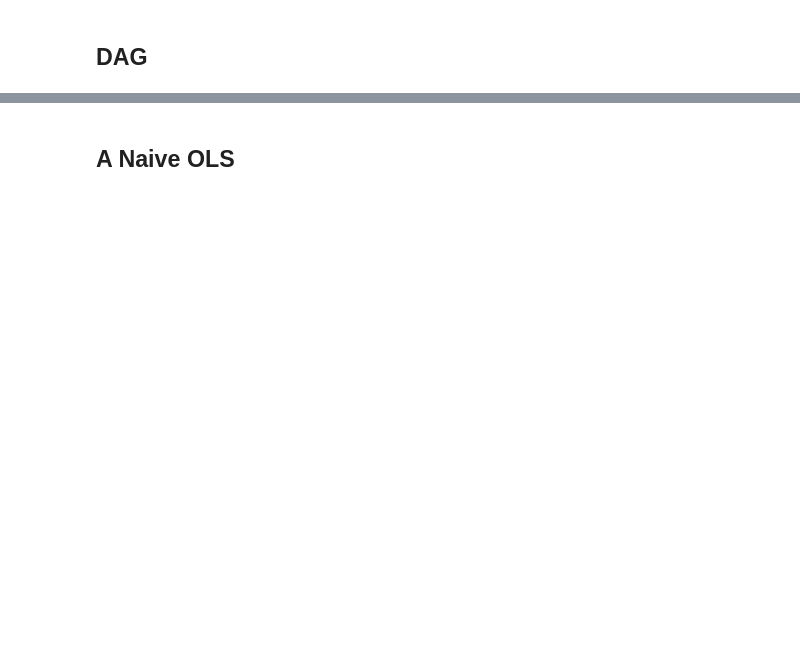
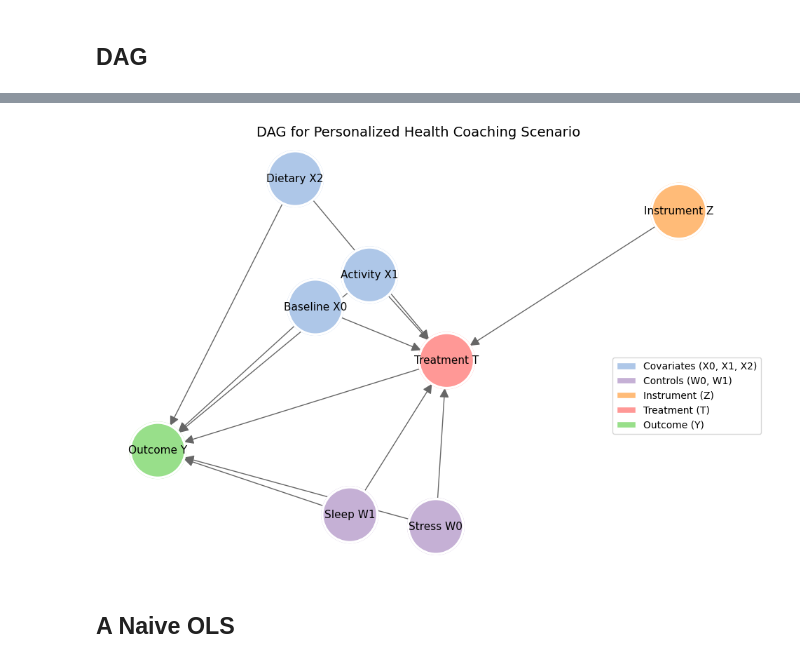
Before and after one commit to dataman-git/causal_inference, a Jupyter notebook: Ch11_DMLIV.ipynb, the cells around one changed output, grey strips where cells are left out. Cells and saved outputs as stored; diff of their text form; code cells hidden in the pictures; blank space fills up the shorter version.

```diff
--- a/Ch11_DMLIV.ipynb
+++ b/Ch11_DMLIV.ipynb
@@ -91,3 +97,71 @@ Text(0.5, 1.0, 'DAG for Data-Generating Process')
+# %%
+
+import networkx as nx
+import matplotlib.pyplot as plt
+from matplotlib.patches import Patch
+
+# Create directed graph
+G = nx.DiGraph()
+
+# Nodes
+nodes = ["Instrument Z", "Treatment T", "Outcome Y","Baseline X0", "Activity X1", "Dietary X2", "Stress W0", "Sleep W1",
+         ]
+G.add_nodes_from(nodes)
+
+# Edges
+edges = [
+    ("Instrument Z", "Treatment T"),
+    ("Baseline X0", "Treatment T"),
+    ("Activity X1", "Treatment T"),
+    ("Dietary X2", "Treatment T"),
+    ("Stress W0", "Treatment T"),
+    ("Sleep W1", "Treatment T"),
+    ("Baseline X0", "Outcome Y"),
+    ("Treatment T", "Outcome Y"),
+    ("Activity X1", "Outcome Y"),
+    ("Dietary X2", "Outcome Y"),
+    ("Stress W0", "Outcome Y"),
+    ("Sleep W1", "Outcome Y")
+]
+G.add_edges_from(edges)
+
+# Colors by category
+node_colors_map = {
+    "Baseline X0": "#aec7e8", "Activity X1": "#aec7e8", "Dietary X2": "#aec7e8",  # Covariates
+    "Stress W0": "#c5b0d5", "Sleep W1": "#c5b0d5",                                # Controls
+    "Instrument Z": "#ffbb78",                                                    # Instrument
+    "Treatment T": "#ff9896",                                                    # Treatment
+    "Outcome Y": "#98df8a",                                                      # Outcome
+}
+color_list = [node_colors_map[n] for n in G.nodes()]
+
+plt.figure(figsize=(9, 6))
+pos = nx.spring_layout(G, seed=42)
+
+nx.draw(G, pos, with_labels=True, node_size=3200, node_color=color_list,
+        font_size=11, #font_weight='bold',
+        arrowsize=20, edge_color="#666666", linewidths=2.5)
+
+nx.draw_networkx_nodes(G, pos, node_size=3200, node_color=color_list,
+                       edgecolors='white', linewidths=2.5)
+
+plt.title("DAG for Personalized Health Coaching Scenario", fontsize=14)
+
+# Legend
+legend_labels = {
+    "Covariates (X0, X1, X2)": "#aec7e8",
+    "Controls (W0, W1)": "#c5b0d5",
+    "Instrument (Z)": "#ffbb78",
+    "Treatment (T)": "#ff9896",
+    "Outcome (Y)": "#98df8a"
+}
+legend_patches = [Patch(facecolor=color, edgecolor='white', label=label) for label, color in legend_labels.items()]
+plt.legend(handles=legend_patches, bbox_to_anchor=(0.8, 0.5), loc='upper left')
+
+plt.tight_layout()
+plt.show()
+# %% [output]
+[figure, added]
 # %% [markdown]
 ## A Naive OLS
 # %%
```
Also changed, not shown: parts of 8 cells of this notebook.
